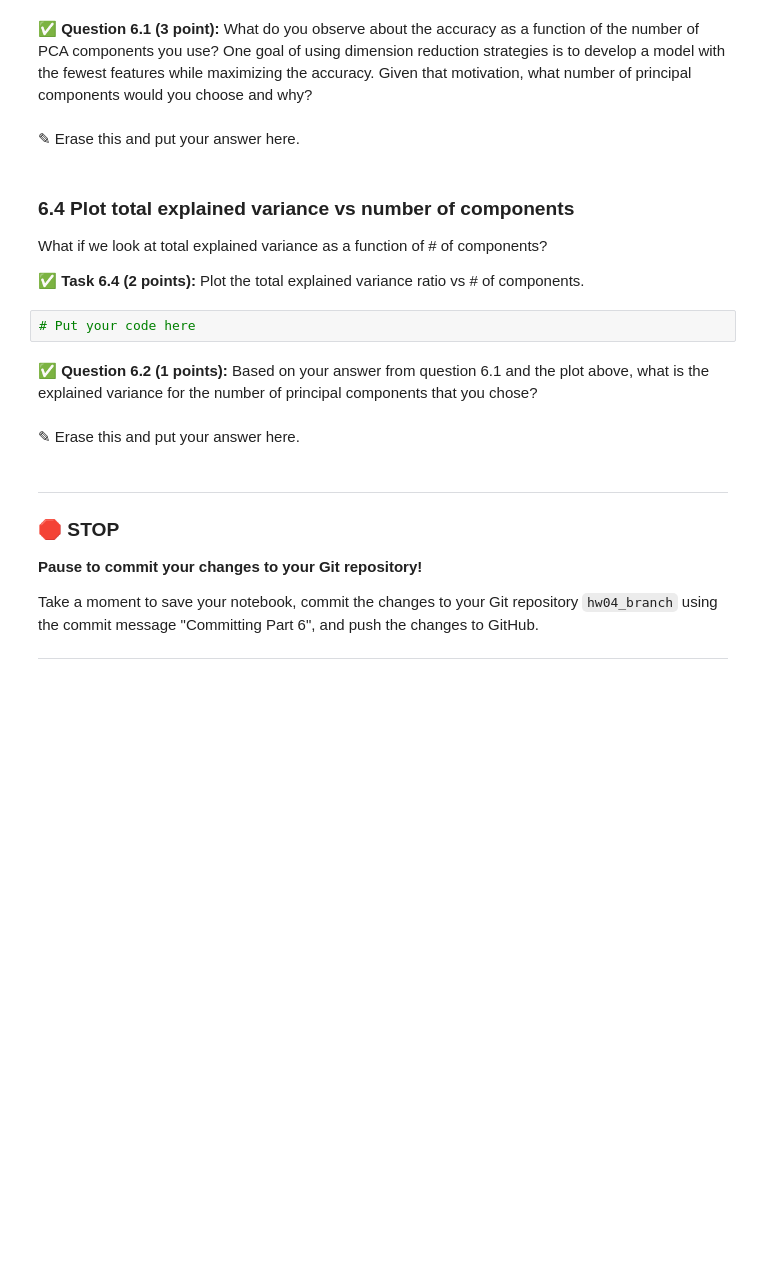
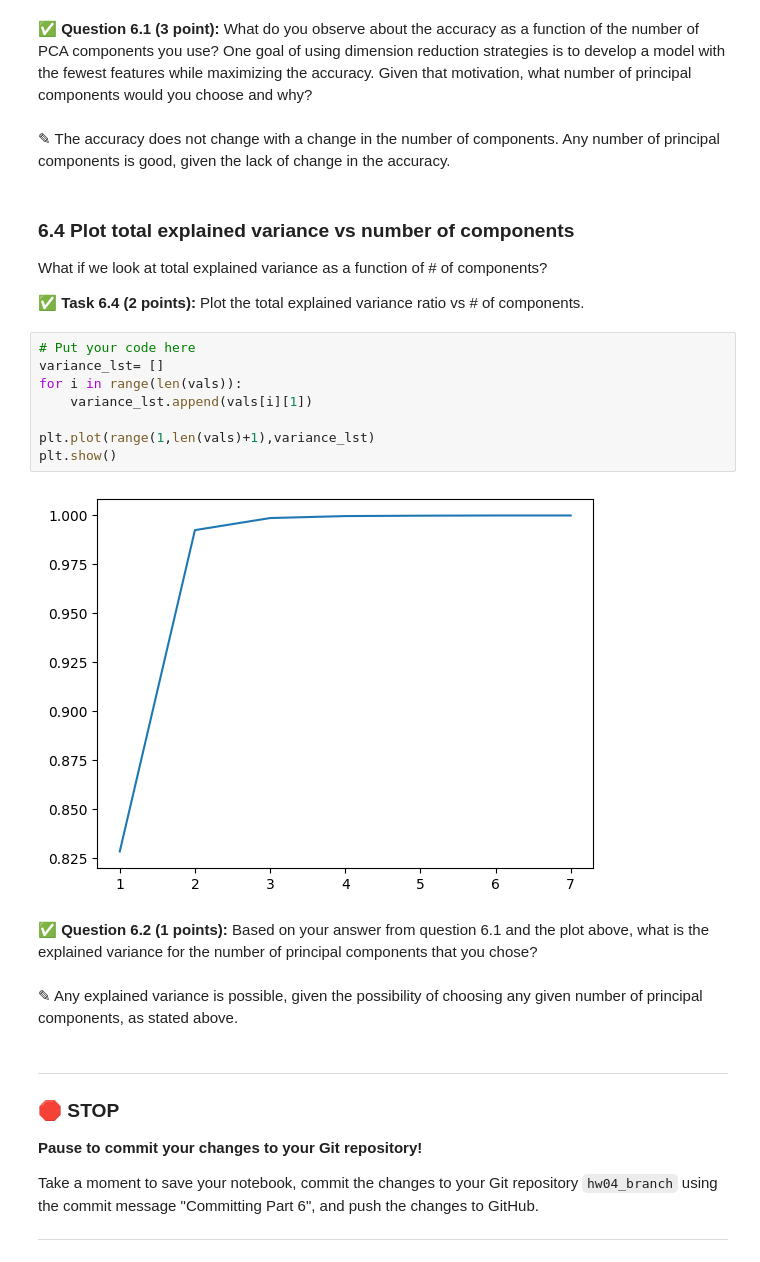
Before and after one commit to graysonslansky/CMSE202-f24-turnin, a Jupyter notebook: hw-04/HW-04_PerceptronSVMandPCA-STUDENT.ipynb, the cells around one changed output. Cells and saved outputs as stored; diff of their text form; blank space fills up the shorter version.

```diff
--- a/hw-04/HW-04_PerceptronSVMandPCA-STUDENT.ipynb
+++ b/hw-04/HW-04_PerceptronSVMandPCA-STUDENT.ipynb
@@ -449,19 +474,27 @@ Now that we have those numbers, it makes sense to look at the accuracy vs # of c
 # %% [markdown]
 **&#9989; Question 6.1 (3 point):** What do you observe about the accuracy as a function of the number of PCA components you use? One goal of using dimension reduction strategies is to develop a model with the fewest features while maximizing the accuracy. Given that motivation, what number of principal components would you choose and why?
-# %% [markdown]
-<font size=+3>&#9998;</font> Erase this and put your answer here.
+# %% [markdown]
+<font size=+3>&#9998;</font> The accuracy does not change with a change in the number of components. Any number of principal components is good, given the lack of change in the accuracy.
 # %% [markdown]
 ### 6.4 Plot total explained variance vs number of components
 
 What if we look at total explained variance as a function of # of components?
 
 **&#9989; Task 6.4 (2 points):** Plot the total explained variance ratio vs # of components.
-# %%
-# Put your code here
+# %%
+# Put your code here
+variance_lst= []
+for i in range(len(vals)):
+    variance_lst.append(vals[i][1])
+
+plt.plot(range(1,len(vals)+1),variance_lst)
+plt.show()
+# %% [output]
+[figure, added]
 # %% [markdown]
 **&#9989; Question 6.2 (1 points):** Based on your answer from question 6.1 and the plot above, what is the explained variance for the number of principal components that you chose?
-# %% [markdown]
-<font size=+3>&#9998;</font> Erase this and put your answer here.
+# %% [markdown]
+<font size=+3>&#9998;</font> Any explained variance is possible, given the possibility of choosing any given number of principal components, as stated above.
 # %% [markdown]
 ---
 ### &#128721; STOP
```
Also changed, not shown: parts of 6 cells of this notebook.
